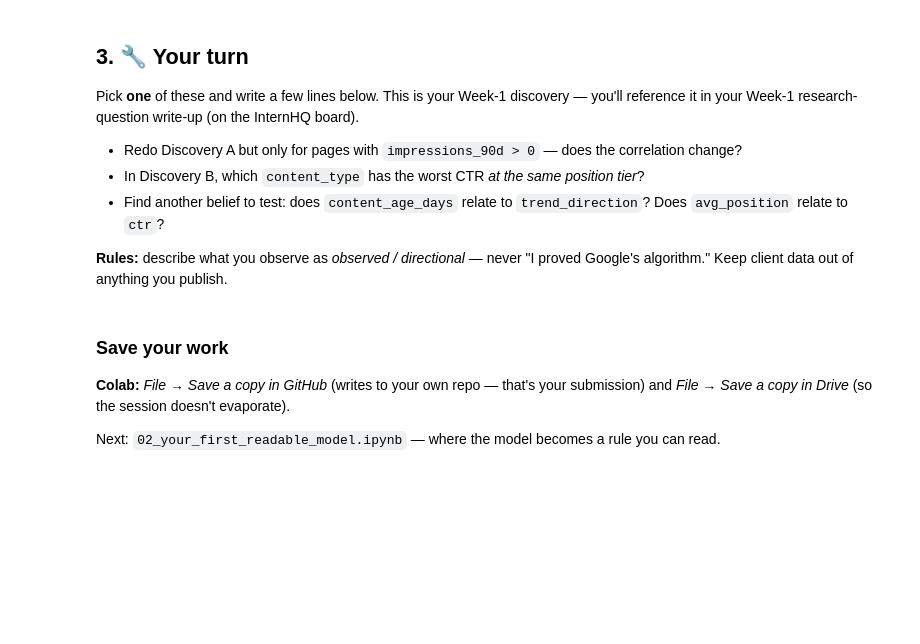
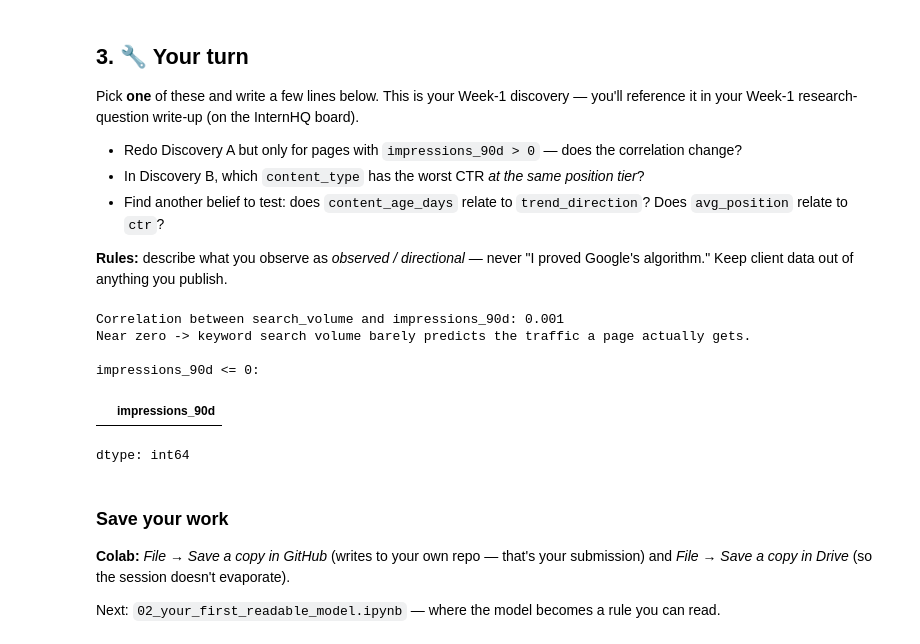
Before and after one commit to jawad-ahmed-developer/flyRank_Internship_Tasks, a Jupyter notebook: notebooks/01_first_look_and_discovery.ipynb, the cells around one changed output. Saved outputs shown, nothing was run; the diff lists cells and outputs as text; code cells hidden in the pictures; blank space fills up the shorter version.

```diff
--- a/notebooks/01_first_look_and_discovery.ipynb
+++ b/notebooks/01_first_look_and_discovery.ipynb
@@ -99,4 +153,28 @@ Pick **one** of these and write a few lines below. This is your Week-1 discovery
 **Rules:** describe what you observe as *observed / directional* — never "I proved Google's algorithm." Keep client data out of anything you publish.
 # %%
 # Your discovery here
+# Discovery A Repeated with impressions_90d > 0
+
+df_gt0 = df["impressions_90d"]
+df_gt0 = df_gt0[df_gt0 > 0]
+
+corr = df["search_volume"].corr(df_gt0)
+print(f"Correlation between search_volume and impressions_90d: {corr:.3f}")
+print("Near zero -> keyword search volume barely predicts the traffic a page actually gets.")
+
+# The results below show the same results
+# I have also discovered that the examples in the dataset does not contains the impressions_90d <= 0. So, both produces same results
+
+df_le0 = df["impressions_90d"]
+df_le0 = df_le0[df_le0 <= 0]
+
+print("\nimpressions_90d <= 0: ")
+df_le0.head()
+# %% [output]
+Correlation between search_volume and impressions_90d: 0.001
+Near zero -> keyword search volume barely predicts the traffic a page actually gets.
+
+impressions_90d <= 0:
+|  | impressions_90d |
+dtype: int64
 # %% [markdown]
```
Also changed, not shown: parts of 7 cells of this notebook.
